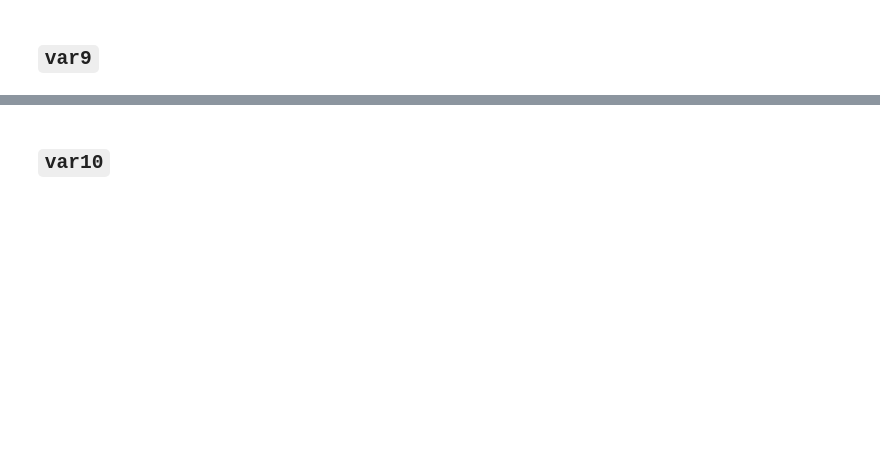
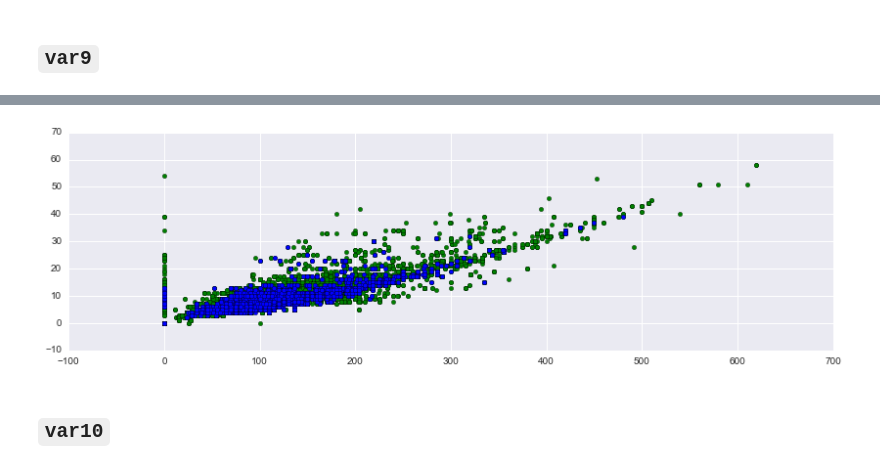
Before and after one commit to demidovakatya/competitions, a Jupyter notebook: eda_correlations.ipynb, the cells around one changed output, grey strips where cells are left out. Saved outputs shown, nothing was run; the diff lists cells and outputs as text; code cells hidden in the pictures; blank space fills up the shorter version.

```diff
--- a/eda_correlations.ipynb
+++ b/eda_correlations.ipynb
@@ -309,3 +375,9 @@ print(df.loc[:, num_variables].corrwith(df.var9).sort_values())
+# %%
+plt.figure(figsize = (14, 4))
+plt.scatter(X.var9, X.puis_fiscale, c = 'g');
+plt.scatter(X_test.var9, X_test.puis_fiscale);
+# %% [output]
+[figure, added]
 # %% [markdown]
 ## `var10`
 # %%
```
Also changed, not shown: parts of 29 cells of this notebook, 1 other file.
